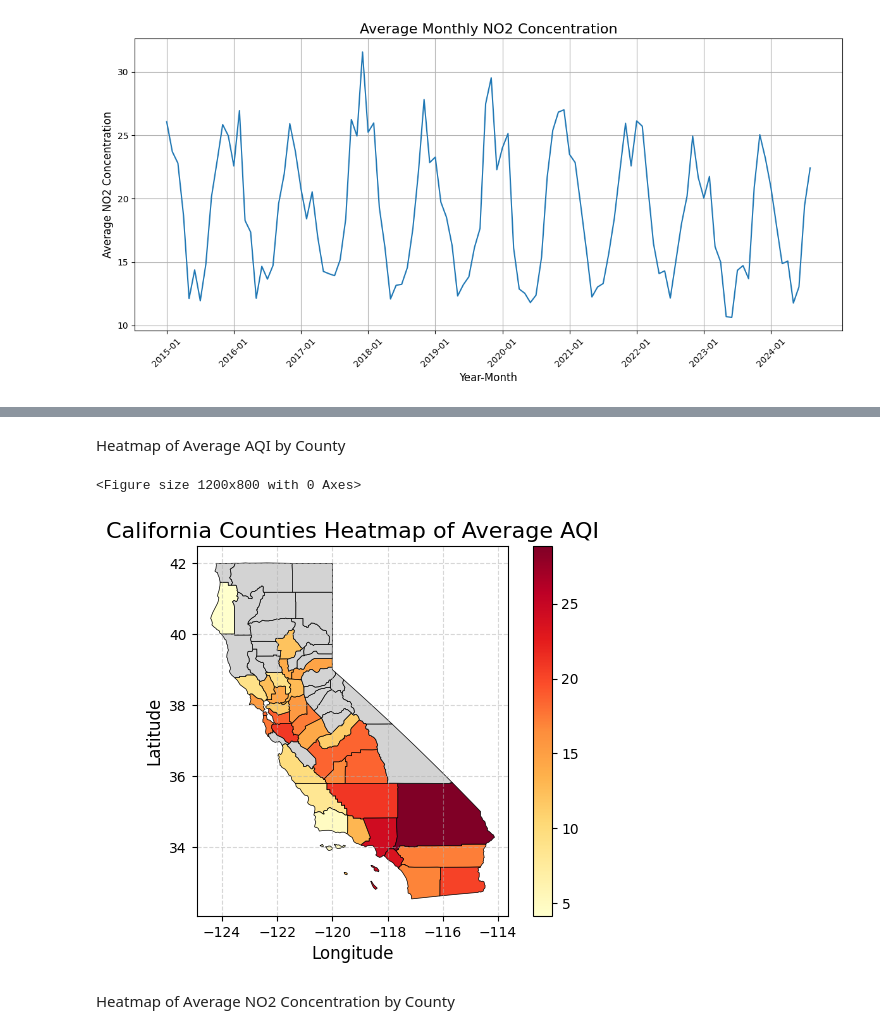
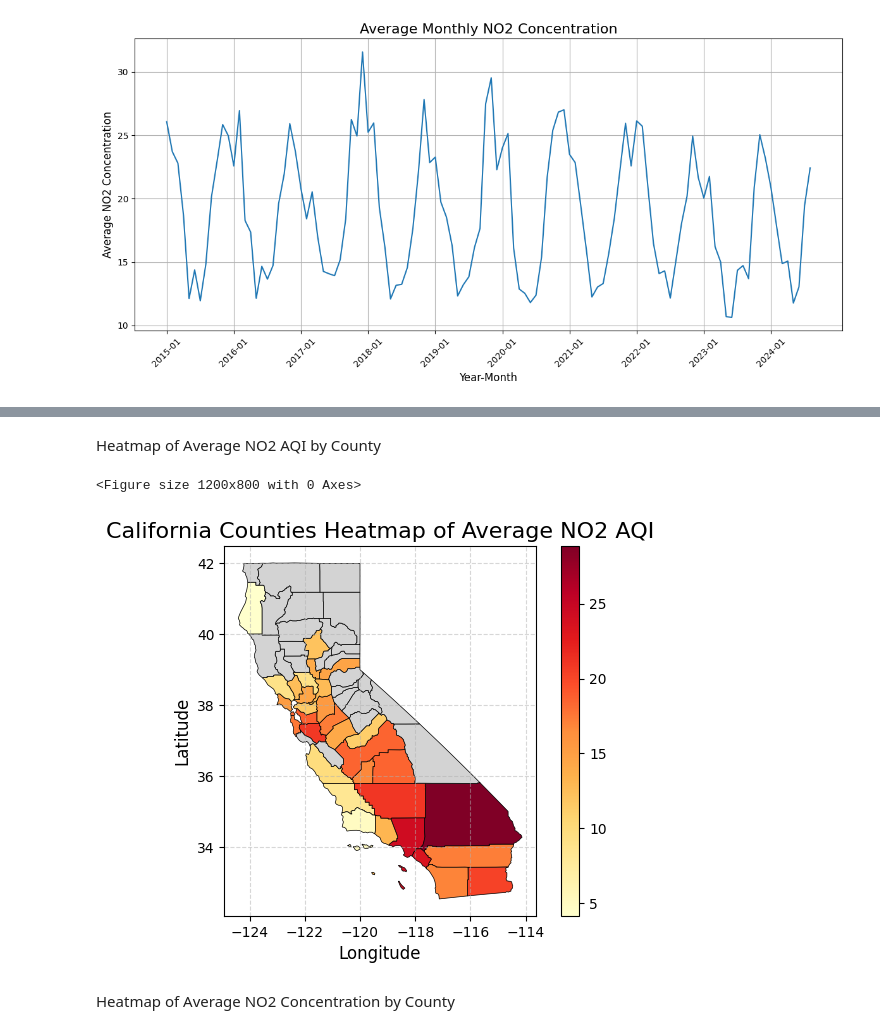
Before and after one commit to ashkren/eda_final_project, a Jupyter notebook: eda_final_project.ipynb, the cells around one changed output, grey strips where cells are left out. Saved outputs shown, nothing was run; the diff lists cells and outputs as text; code cells hidden in the pictures.

```diff
--- a/eda_final_project.ipynb
+++ b/eda_final_project.ipynb
@@ -149,5 +391,5 @@ plt.show()
 # %% [markdown]
-Heatmap of Average AQI by County
+Heatmap of Average NO2 AQI by County
 # %%
 import geopandas as gpd
 import pandas as pd
@@ -161,35 +403,35 @@ california_geojson = gpd.read_file(geojson_path)
 california_geojson['geometry'] = california_geojson['geometry'].apply(
     lambda geom: geom if geom.is_valid else geom.buffer(0))
 
 # Load the AQI dataset
 file_path = 'no2_data.csv'  # Replace with your file path
 data = pd.read_csv(file_path)
 
 # Group by County and calculate the average AQI
 county_aqi = data.groupby('County')['Daily AQI Value'].mean().reset_index()
 county_aqi.columns = ['NAME', 'Average AQI']  # Rename to match GeoJSON's 'NAME' column
 
 # Merge GeoJSON with AQI data using the 'NAME' column
 merged_geo = california_geojson.merge(county_aqi, on='NAME', how='left')
 
 # Plot the heatmap with a sequential colormap
 plt.figure(figsize=(12, 8))
 merged_geo.plot(
     column='Average AQI',
     cmap='YlOrRd',  # Sequential colormap for AQI values
     legend=True,
     edgecolor='black',
     linewidth=0.5,
     missing_kwds={"color": "lightgrey", "label": "No Data"}
 )
-plt.title('California Counties Heatmap of Average AQI', fontsize=16)
+plt.title('California Counties Heatmap of Average NO2 AQI', fontsize=16)
 plt.xlabel('Longitude', fontsize=12)
 plt.ylabel('Latitude', fontsize=12)
 plt.grid(True, linestyle='--', alpha=0.5)
 plt.show()
 # %% [output]
 <Figure size 1200x800 with 0 Axes>
-[figure, old version]
+[figure, new version]
 # %% [markdown]
 Heatmap of Average NO2 Concentration by County
 # %%
```
Also changed, not shown: parts of 19 cells of this notebook, 11 other files.
